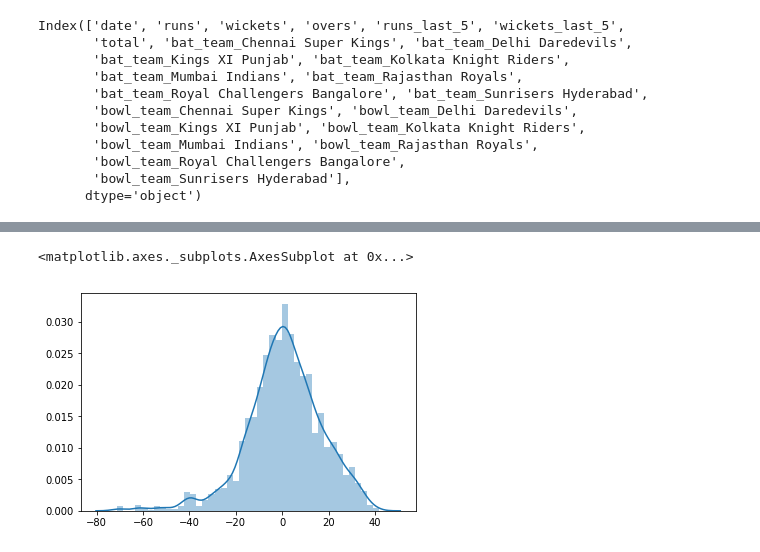
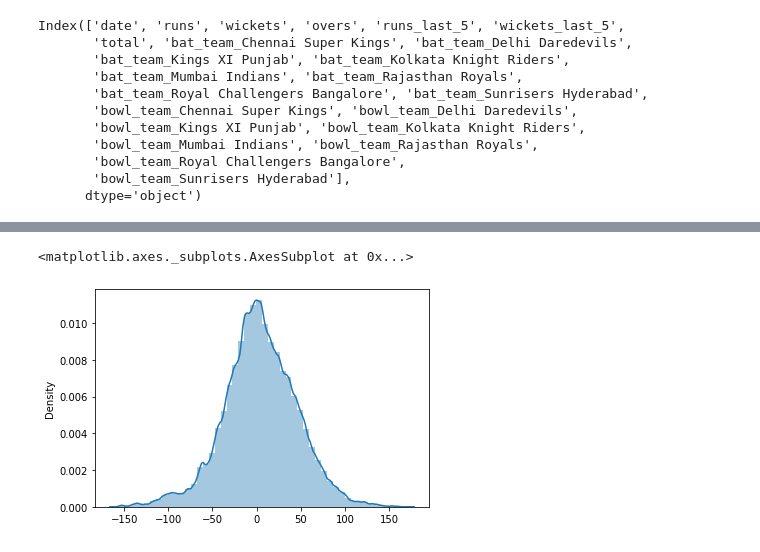
Before and after one commit to sumitkumarju/IPL-SCORE-PREDICTOR, a Jupyter notebook: model.ipynb, the cells around one changed output, grey strips where cells are left out. Saved outputs shown, nothing was run; the diff lists cells and outputs as text; code cells hidden in the pictures.

```diff
--- a/model.ipynb
+++ b/model.ipynb
@@ -229,0 +250,5 @@ RMSE: 16.198139912967523
+# %%
+model = Sequential()
+model.add(Dense(32,input_dim=21,activation='relu'))
+model.add(Dense(16,activation='relu'))
+model.add(Dense(1,activation='linear'))
@@ -229,0 +272,4 @@ RMSE: 16.198139912967523
+# %%
+model.compile(optimizer="adam",loss="mean_squared_error")
+# %%
+model.fit(X_train,y_train,batch_size=32,epochs=100, validation_split=0.1,verbose=1)
@@ -230,7 +295,9 @@ RMSE: 16.198139912967523
+# %%
+Y_pred = model.predict(np.array(X_test))
 # %%
 import seaborn as sns
 %matplotlib inline
-sns.distplot(y_test-prediction)
+sns.distplot(y_test-Y_pred)
 # %% [output]
 <matplotlib.axes._subplots.AxesSubplot at 0x...>
-[figure, old version]
+[figure, new version]
```
Also changed, not shown: parts of 42 cells of this notebook, 1 other file.
